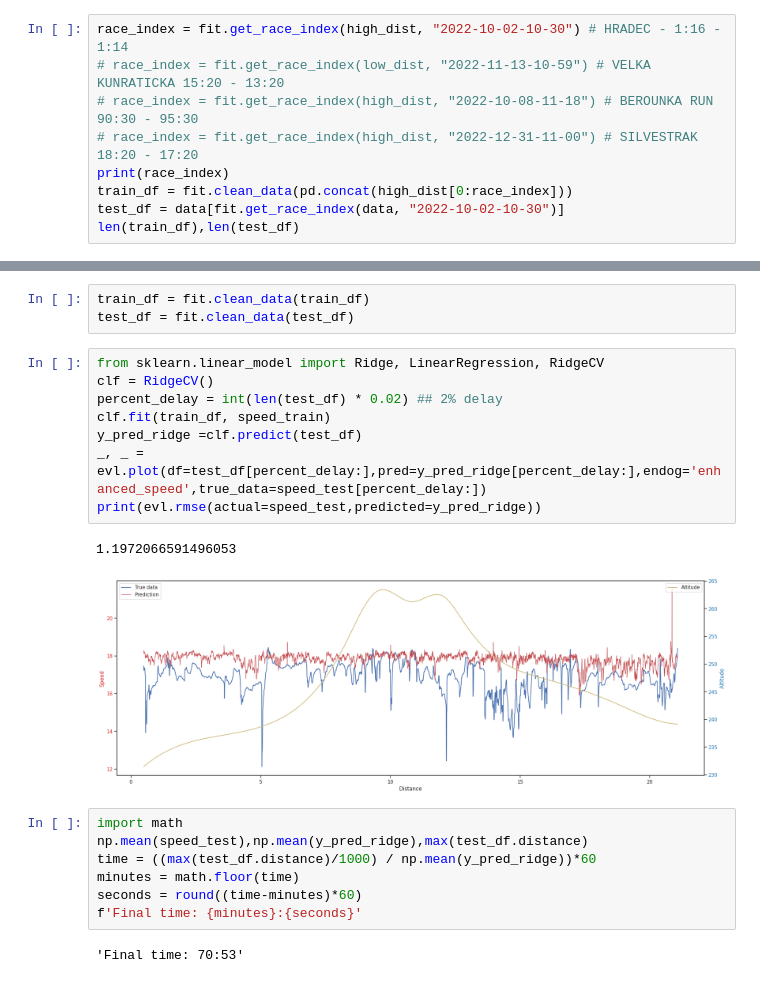
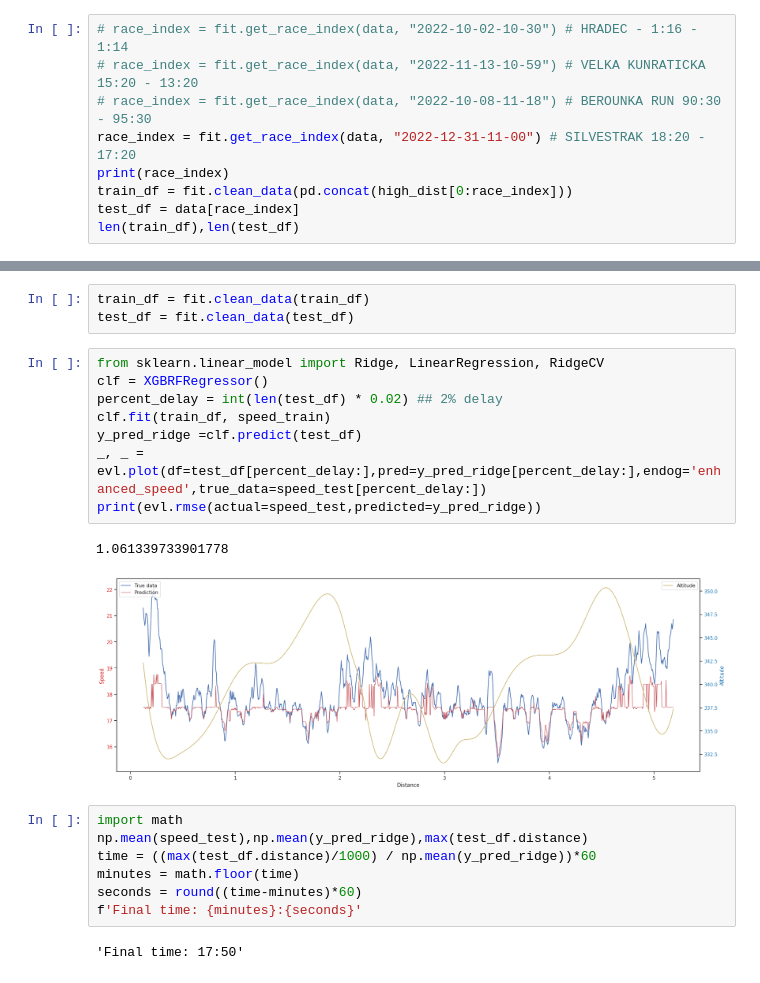
Before and after one commit to VojtaZahradnik/master_thesis, a Jupyter notebook: src/research/segmentation.ipynb, the cells around one changed output, grey strips where cells are left out. Saved outputs shown, nothing was run; the diff lists cells and outputs as text.

```diff
--- a/src/research/segmentation.ipynb
+++ b/src/research/segmentation.ipynb
@@ -58,12 +58,12 @@ len(low_dist),len(high_dist)
 # %% [output]
 (149, 237)
 # %%
-race_index = fit.get_race_index(high_dist, "2022-10-02-10-30") # HRADEC - 1:16 - 1:14
-# race_index = fit.get_race_index(low_dist, "2022-11-13-10-59") # VELKA KUNRATICKA 15:20 - 13:20
-# race_index = fit.get_race_index(high_dist, "2022-10-08-11-18") # BEROUNKA RUN 90:30 - 95:30
-# race_index = fit.get_race_index(high_dist, "2022-12-31-11-00") # SILVESTRAK 18:20 - 17:20
+# race_index = fit.get_race_index(data, "2022-10-02-10-30") # HRADEC - 1:16 - 1:14
+# race_index = fit.get_race_index(data, "2022-11-13-10-59") # VELKA KUNRATICKA 15:20 - 13:20
+# race_index = fit.get_race_index(data, "2022-10-08-11-18") # BEROUNKA RUN 90:30 - 95:30
+race_index = fit.get_race_index(data, "2022-12-31-11-00") # SILVESTRAK 18:20 - 17:20
 print(race_index)
 train_df = fit.clean_data(pd.concat(high_dist[0:race_index]))
-test_df = data[fit.get_race_index(data, "2022-10-02-10-30")]
+test_df = data[race_index]
 len(train_df),len(test_df)
 # %% [output]
@@ -181,15 +177,15 @@ train_df = fit.clean_data(train_df)
 test_df = fit.clean_data(test_df)
 # %%
 from sklearn.linear_model import Ridge, LinearRegression, RidgeCV
-clf = RidgeCV()
+clf = XGBRFRegressor()
 percent_delay = int(len(test_df) * 0.02) ## 2% delay
 clf.fit(train_df, speed_train)
 y_pred_ridge =clf.predict(test_df)
 _, _ = evl.plot(df=test_df[percent_delay:],pred=y_pred_ridge[percent_delay:],endog='enhanced_speed',true_data=speed_test[percent_delay:])
 print(evl.rmse(actual=speed_test,predicted=y_pred_ridge))
 # %% [output]
-1.1972066591496053
+1.061339733901778
-[figure, old version]
+[figure, new version]
 # %%
 import math
 np.mean(speed_test),np.mean(y_pred_ridge),max(test_df.distance)
@@ -198,4 +194,4 @@ minutes = math.floor(time)
 seconds = round((time-minutes)*60)
 f'Final time: {minutes}:{seconds}'
 # %% [output]
-'Final time: 70:53'
+'Final time: 17:50'
```
Also changed, not shown: parts of 7 cells of this notebook, 9 other files.
